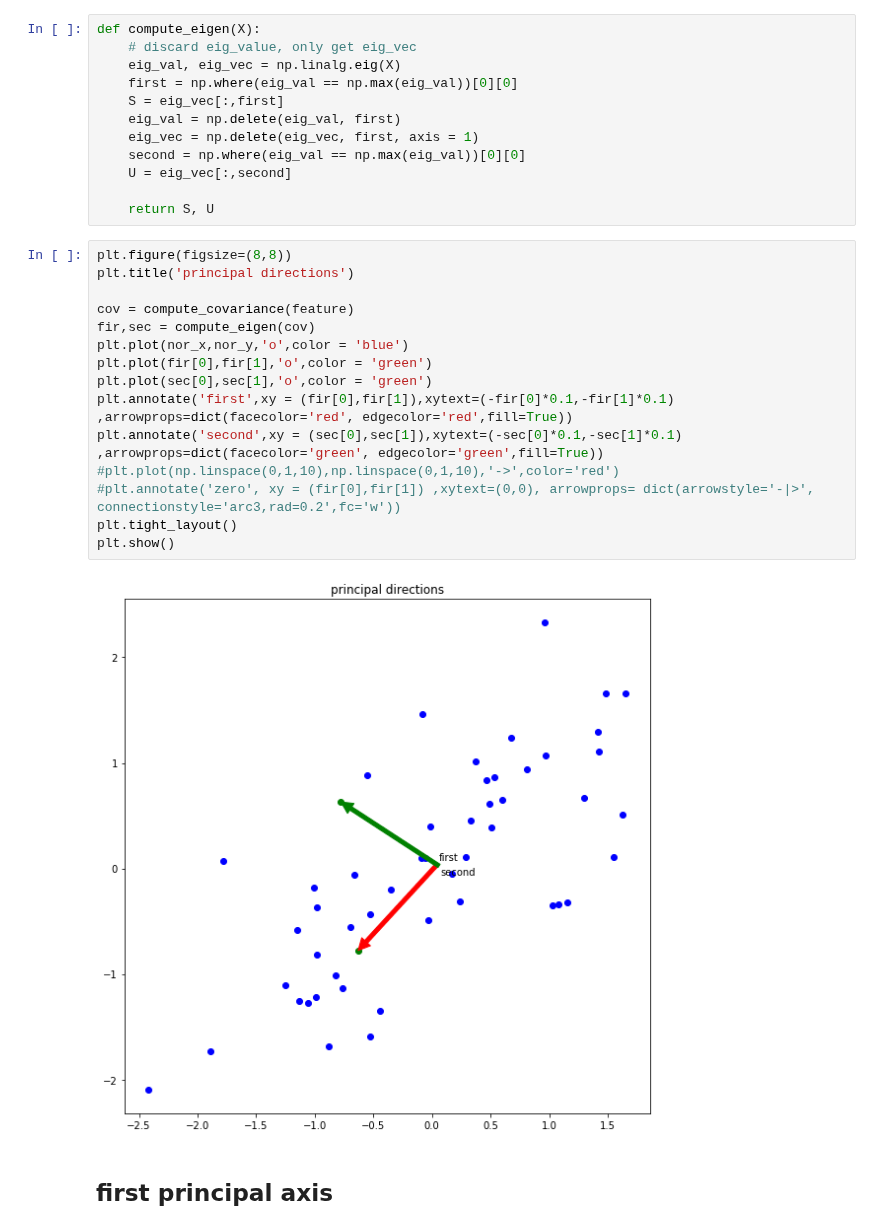
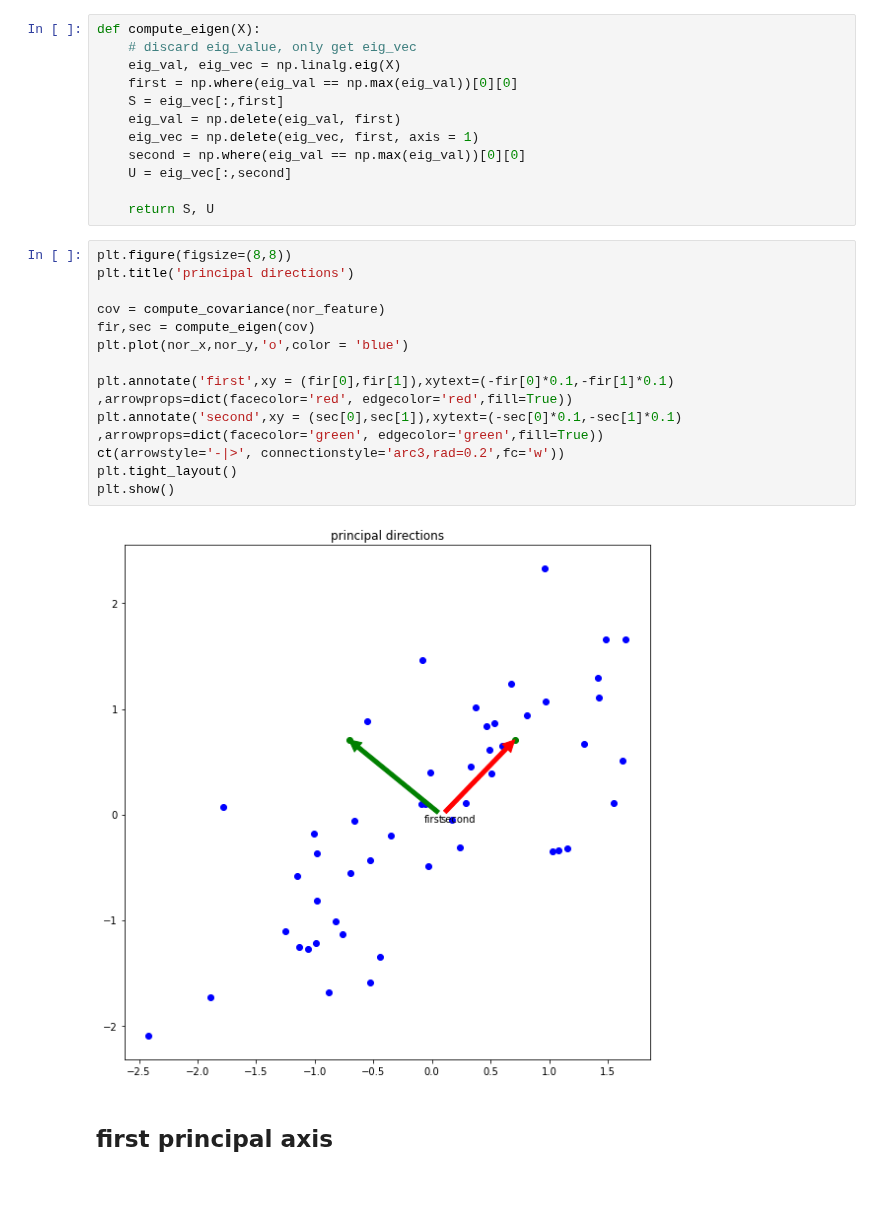
Before and after one commit to caumannerman/assignment-machine-learning, a Jupyter notebook: assignment_12.ipynb, the cells around one changed output. Drawn from its saved outputs; the diff is of its cells as text; blank space fills up the shorter version.

Commit message:
Revise eigen vector plot

```diff
--- a/assignment_12.ipynb
+++ b/assignment_12.ipynb
@@ -80,20 +80,18 @@ def compute_eigen(X):
 # %%
 plt.figure(figsize=(8,8))
 plt.title('principal directions')
 
-cov = compute_covariance(feature)
+cov = compute_covariance(nor_feature)
 fir,sec = compute_eigen(cov)
 plt.plot(nor_x,nor_y,'o',color = 'blue')
-plt.plot(fir[0],fir[1],'o',color = 'green')
-plt.plot(sec[0],sec[1],'o',color = 'green')
+
 plt.annotate('first',xy = (fir[0],fir[1]),xytext=(-fir[0]*0.1,-fir[1]*0.1) ,arrowprops=dict(facecolor='red', edgecolor='red',fill=True))
 plt.annotate('second',xy = (sec[0],sec[1]),xytext=(-sec[0]*0.1,-sec[1]*0.1) ,arrowprops=dict(facecolor='green', edgecolor='green',fill=True))
-#plt.plot(np.linspace(0,1,10),np.linspace(0,1,10),'->',color='red')
-#plt.annotate('zero', xy = (fir[0],fir[1]) ,xytext=(0,0), arrowprops= dict(arrowstyle='-|>', connectionstyle='arc3,rad=0.2',fc='w'))
+ct(arrowstyle='-|>', connectionstyle='arc3,rad=0.2',fc='w'))
 plt.tight_layout()
 plt.show()
 # %% [output]
-[figure, old version]
+[figure, new version]
 # %% [markdown]
 ## first principal axis
 # %%
```
